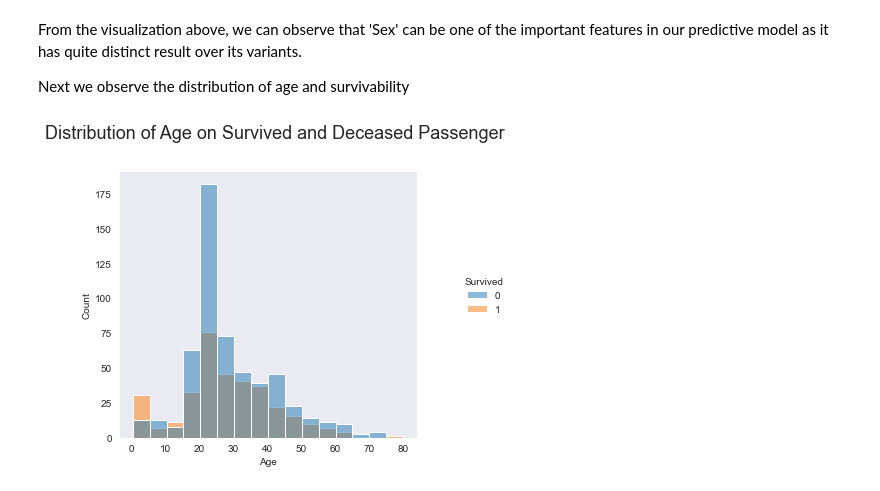
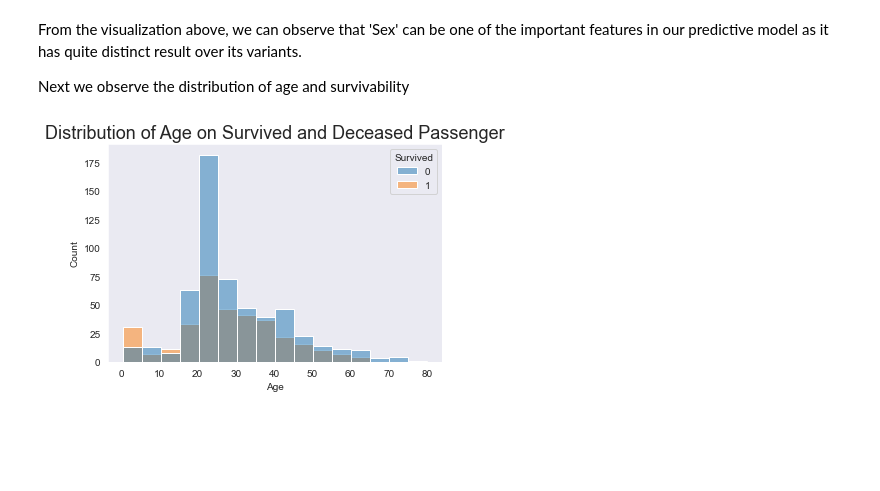
Before and after one commit to juanliong14/titanic_project, a Jupyter notebook: Titanic project.ipynb, the cells around one changed output. Cells and saved outputs as stored; diff of their text form; code cells hidden in the pictures; blank space fills up the shorter version.

```diff
--- a/Titanic project.ipynb
+++ b/Titanic project.ipynb
@@ -248,7 +248,7 @@ titanic_train[titanic_train['Embarked'].isnull()]
 # %%
 #fill the missing value with the most frequent data point aka mode
 
-titanic_train['Embarked'].fillna(titanic_train['Embarked'].mode, inplace=True)
+titanic_train['Embarked'].fillna(titanic_train['Embarked'].mode()[0],inplace=True)
 
 assert titanic_train['Embarked'].isnull().sum() == 0 #truth assertion to check if the missing value had been filled
 # %% [markdown]
@@ -417,10 +417,9 @@ Next we observe the distribution of age and survivability
 # %%
 #Observe distribution of age and survavibility
 
 age_surv = titanic_train[['Age','Survived']]
 
-plot = sns.displot(data=age_surv, x='Age', hue='Survived', kde=False, bins=16, alpha=0.5)
-plot.fig.suptitle("Distribution of Age on Survived and Deceased Passenger", fontsize=18)
-plot.fig.subplots_adjust(top=0.85)
+plt.title("Distribution of Age on Survived and Deceased Passenger", fontsize=18)
+plot = sns.histplot(data=age_surv, x='Age', hue='Survived', bins=16, alpha=0.5)
 # %% [output]
-[figure, old version]
+[figure, new version]
```
Also changed, not shown: parts of 15 cells of this notebook.
